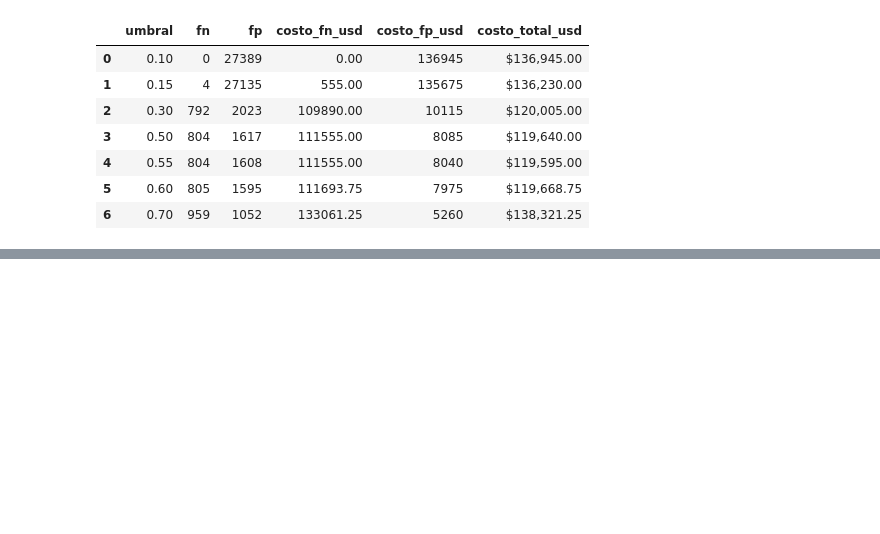
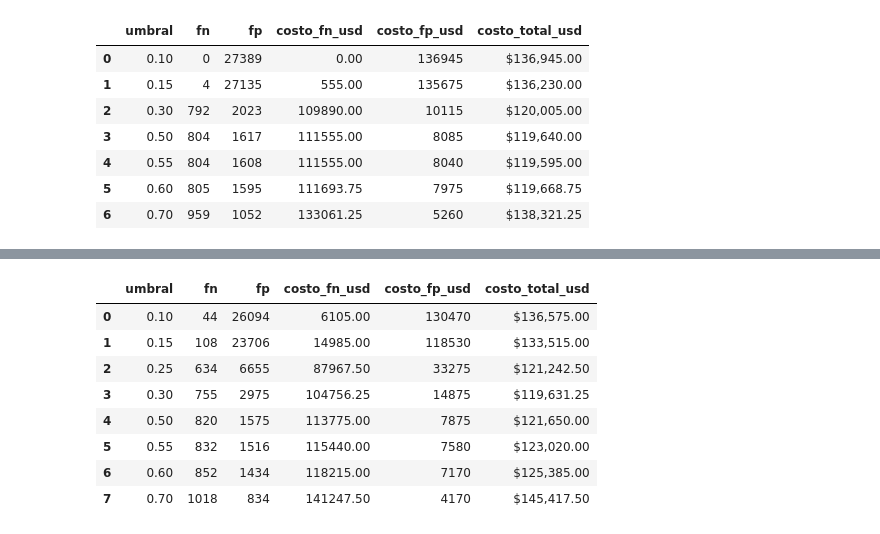
Before and after one commit to LLAES07/fraude_deteccion, a Jupyter notebook: notebook/main.ipynb, the cells around one changed output, grey strips where cells are left out. Saved outputs shown, nothing was run; the diff lists cells and outputs as text; code cells hidden in the pictures; blank space fills up the shorter version.

```diff
--- a/notebook/main.ipynb
+++ b/notebook/main.ipynb
@@ -2032,0 +2116,41 @@ ModuleNotFoundError: No module named 'imblearn'
+# %%
+from sklearn.metrics import confusion_matrix
+
+def calcular_costo_monetario(y_true, y_pred_proba, umbral, costo_fn=138.75, costo_fp=5):
+    y_pred = (y_pred_proba >= umbral).astype(int)
+    tn, fp, fn, tp = confusion_matrix(y_true, y_pred).ravel()
+
+    costo_total = (fn * costo_fn) + (fp * costo_fp)
+    costo_fn_total = fn * costo_fn
+    costo_fp_total = fp * costo_fp
+
+    return {
+        'umbral': umbral,
+        'fn': fn,
+        'fp': fp,
+        'costo_fn_usd': costo_fn_total,
+        'costo_fp_usd': costo_fp_total,
+        'costo_total_usd': costo_total
+    }
+
+# Calcular para varios umbrales
+umbrales = [0.10, 0.15, 0.25, 0.30, 0.50, 0.55, 0.60, 0.70]
+resultados = []
+
+for umbral in umbrales:
+    resultado = calcular_costo_monetario(y_test, y_pred_prob, umbral)
+    resultados.append(resultado)
+
+df_costos = pd.DataFrame(resultados)
+df_costos['costo_total_usd'] = df_costos['costo_total_usd'].apply(lambda x: f"${x:,.2f}")
+df_costos
+# %% [output]
+|  | umbral | fn | fp | costo_fn_usd | costo_fp_usd | costo_total_usd |
+| 0 | 0.10 | 44 | 26094 | 6105.00 | 130470 | $136,575.00 |
+| 1 | 0.15 | 108 | 23706 | 14985.00 | 118530 | $133,515.00 |
+| 2 | 0.25 | 634 | 6655 | 87967.50 | 33275 | $121,242.50 |
+| 3 | 0.30 | 755 | 2975 | 104756.25 | 14875 | $119,631.25 |
+| 4 | 0.50 | 820 | 1575 | 113775.00 | 7875 | $121,650.00 |
+| 5 | 0.55 | 832 | 1516 | 115440.00 | 7580 | $123,020.00 |
+| 6 | 0.60 | 852 | 1434 | 118215.00 | 7170 | $125,385.00 |
+| 7 | 0.70 | 1018 | 834 | 141247.50 | 4170 | $145,417.50 |
```
Also changed, not shown: parts of 12 cells of this notebook.
